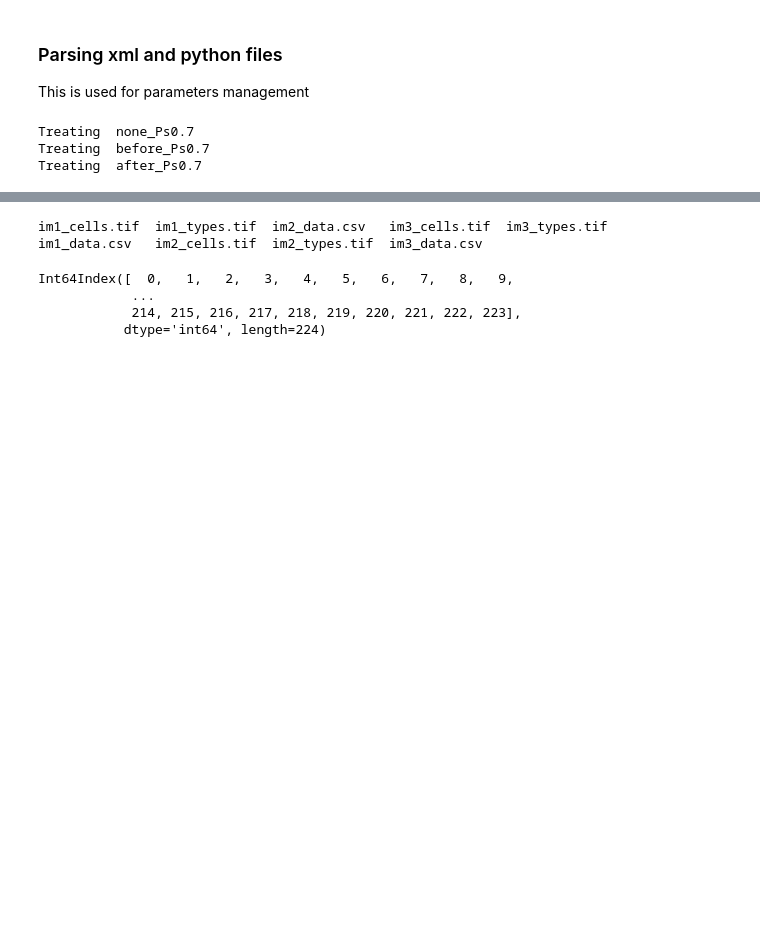
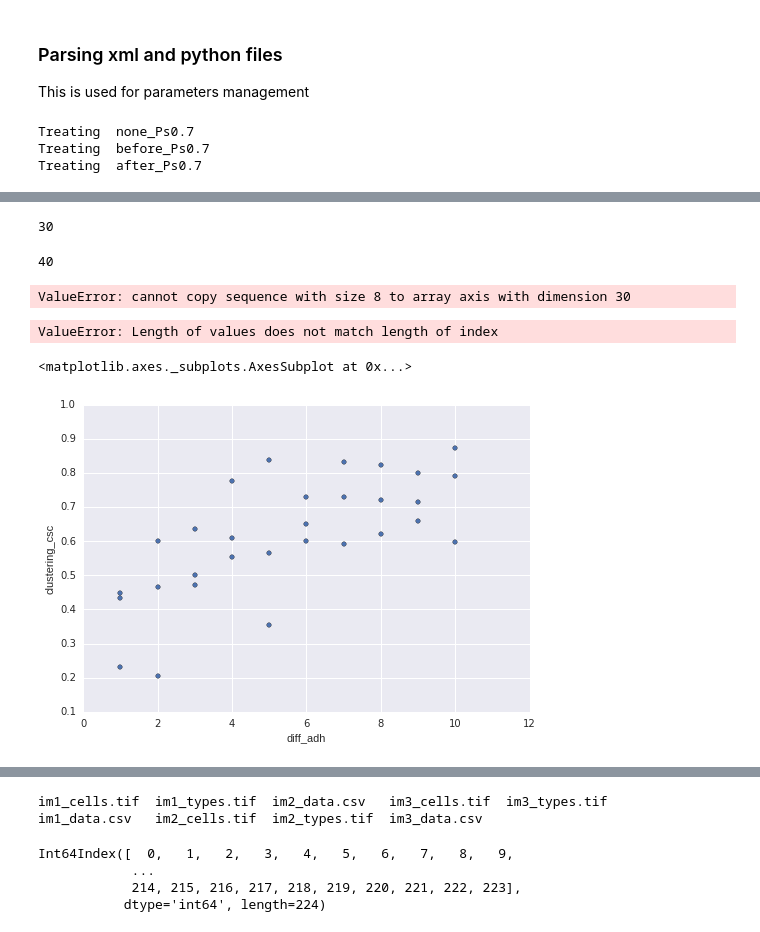
Before and after one commit to glyg/CancerStemCells_GGH, a Jupyter notebook: Notebooks/CompuCell3D simulations Importer.ipynb, the cells around one changed output, grey strips where cells are left out. Saved outputs shown, nothing was run; the diff lists cells and outputs as text; code cells hidden in the pictures; blank space fills up the shorter version.

Commit message:
WIP finish sur les figures simulations

```diff
--- a/Notebooks/CompuCell3D simulations Importer.ipynb
+++ b/Notebooks/CompuCell3D simulations Importer.ipynb
@@ -97,0 +103,12 @@ collected_data = collect_tumor_data(tumors, collected_tumors, suffixes)
+# %%
+
+def save_collected(collected_data, storename='collected.h5'):
+    root = os.path.dirname(DATA_ROOT_base)
+    with pd.get_store(os.path.join(root, storename)) as store:
+        store['data'] = collected_data
+
+def load_collected(storename='collected.h5'):
+    root = os.path.dirname(DATA_ROOT_base)
+    with pd.get_store(os.path.join(root, storename)) as store:
+        collected_data = store['data']
+    return collected_data
@@ -98 +117,6 @@ collected_data = collect_tumor_data(tumors, collected_tumors, suffixes)
+# %%
+collected_data = load_collected('collected.h5')
+collected_data['colors'] = [(0,)*4 for
+                            i in range(collected_data.shape[0])]
+collected_data.reset_index(inplace=True, drop=True)
 # %%
@@ -105,0 +179,31 @@ collected
+# %%
+len(idx)
+# %% [output]
+30
+# %%
+len(color)
+# %% [output]
+40
+# %%
+idx = collected_data.where(collected_data['sim_name'] == name)
+
+color = np.array(tuple(sim_map.to_rgba(i),)*len(idx))
+collected_data.loc[idx, 'colors'] = color
+# %% [output]
+ValueError: cannot copy sequence with size 8 to array axis with dimension 30
+# %%
+
+sim_names = collected_data.sim_name.unique()
+sim_norm  = colors.Normalize(vmin=0, vmax=len(sim_names))
+sim_map = plt.cm.ScalarMappable(norm=sim_norm, cmap=sim_cm)
+
+for n, name in enumerate(sim_names):
+    color = sim_map.to_rgba(n)
+    collected_data[collected_data['sim_name']==name]['colors'] = sim_map.to_rgba(i)
+# %% [output]
+ValueError: Length of values does not match length of index
+# %%
+collected_data.plot.scatter('diff_adh', 'clustering_csc', colors=)
+# %% [output]
+<matplotlib.axes._subplots.AxesSubplot at 0x...>
+[figure, added]
```
Also changed, not shown: parts of 19 cells of this notebook, 4 other files.
